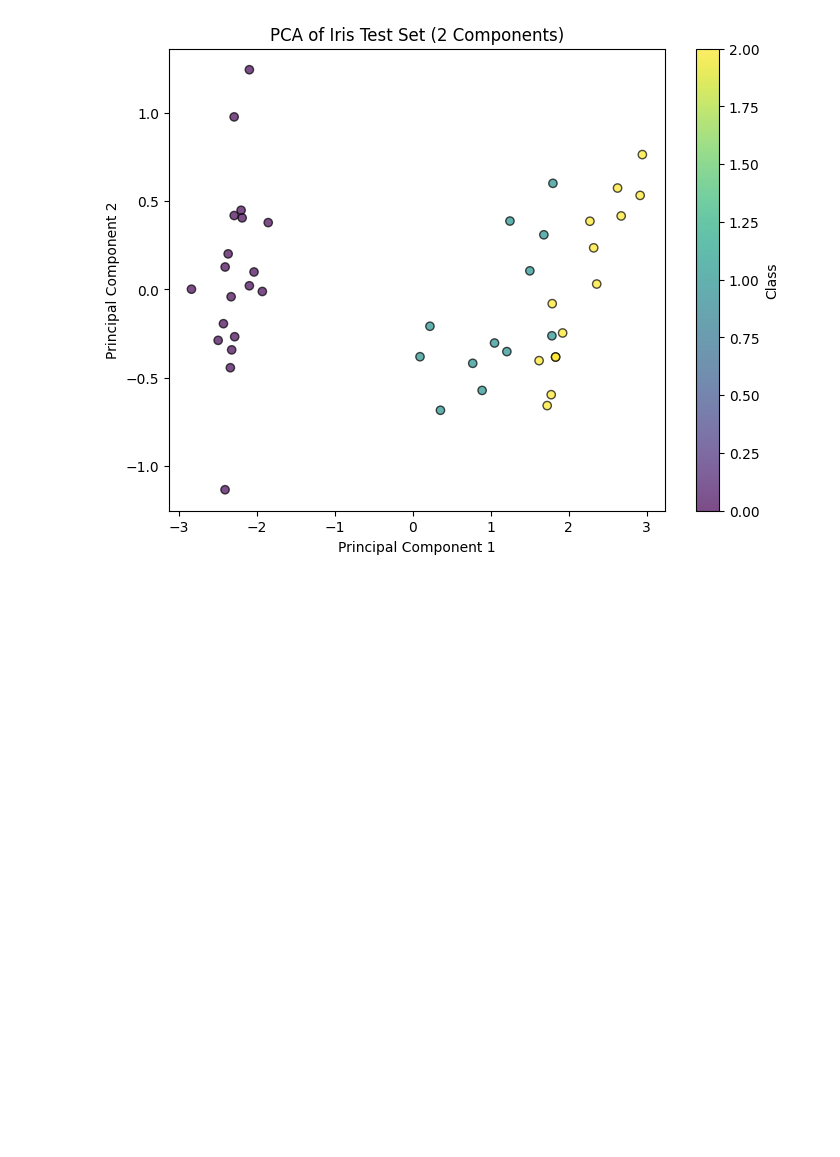
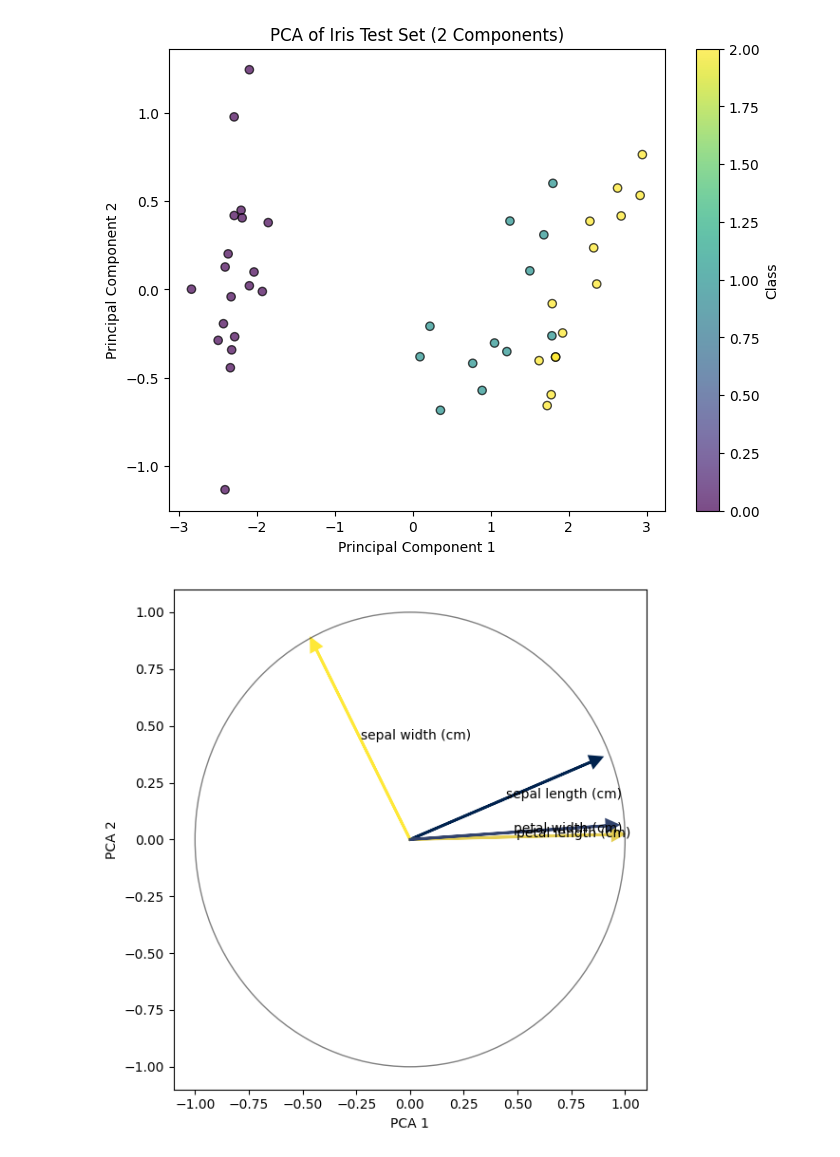
Before and after one commit to Versus-91/mlfit, a Jupyter notebook: frontend/test.ipynb, the cells around one changed output. Drawn from its saved outputs; the diff is of its cells as text; code cells hidden in the pictures; blank space fills up the shorter version.

Commit message:
adding correlation circle

```diff
--- a/frontend/test.ipynb
+++ b/frontend/test.ipynb
@@ -455,3 +455,49 @@ plt.colorbar(scatter, label='Class')
 plt.show()
 # %% [output]
 [figure]
+# %%
+
+import pandas as pd
+import numpy as np
+import matplotlib.pyplot as plt
+from matplotlib.patches import Circle
+
+from sklearn.preprocessing import StandardScaler
+from sklearn.decomposition import PCA
+from sklearn.metrics.pairwise import euclidean_distances
+from sklearn import datasets
+iris = datasets.load_iris()
+X = iris.data
+Xstd = StandardScaler().fit_transform(X)
+pca = PCA(n_components=2)
+Xpca = pca.fit_transform(Xstd)
+ccircle = []
+eucl_dist = []
+for i,j in enumerate(X.T):
+    corr1 = np.corrcoef(j,Xpca[:,0])[0,1]
+    corr2 = np.corrcoef(j,Xpca[:,1])[0,1]
+    ccircle.append((corr1, corr2))
+    eucl_dist.append(np.sqrt(corr1**2 + corr2**2))
+fig, axs = plt.subplots(figsize=(6, 6))
+for i,j in enumerate(eucl_dist):
+    arrow_col = plt.cm.cividis((eucl_dist[i] - np.array(eucl_dist).min())/\
+                            (np.array(eucl_dist).max() - np.array(eucl_dist).min()) )
+    axs.arrow(0,0, # Arrows start at the origin
+                ccircle[i][0],  #0 for PC1
+                ccircle[i][1],  #1 for PC2
+                lw = 2, # line width
+                length_includes_head=True,
+                color = arrow_col,
+                fc = arrow_col,
+                head_width=0.05,
+                head_length=0.05)
+    axs.text(ccircle[i][0]/2,ccircle[i][1]/2, iris.feature_names[i])
+# Draw the unit circle, for clarity
+circle = Circle((0, 0), 1, facecolor='none', edgecolor='k', linewidth=1, alpha=0.5)
+axs.add_patch(circle)
+axs.set_xlabel("PCA 1")
+axs.set_ylabel("PCA 2")
+plt.tight_layout()
+plt.show()
+# %% [output]
+[figure, added]
```
Also changed, not shown: 3 other files.
